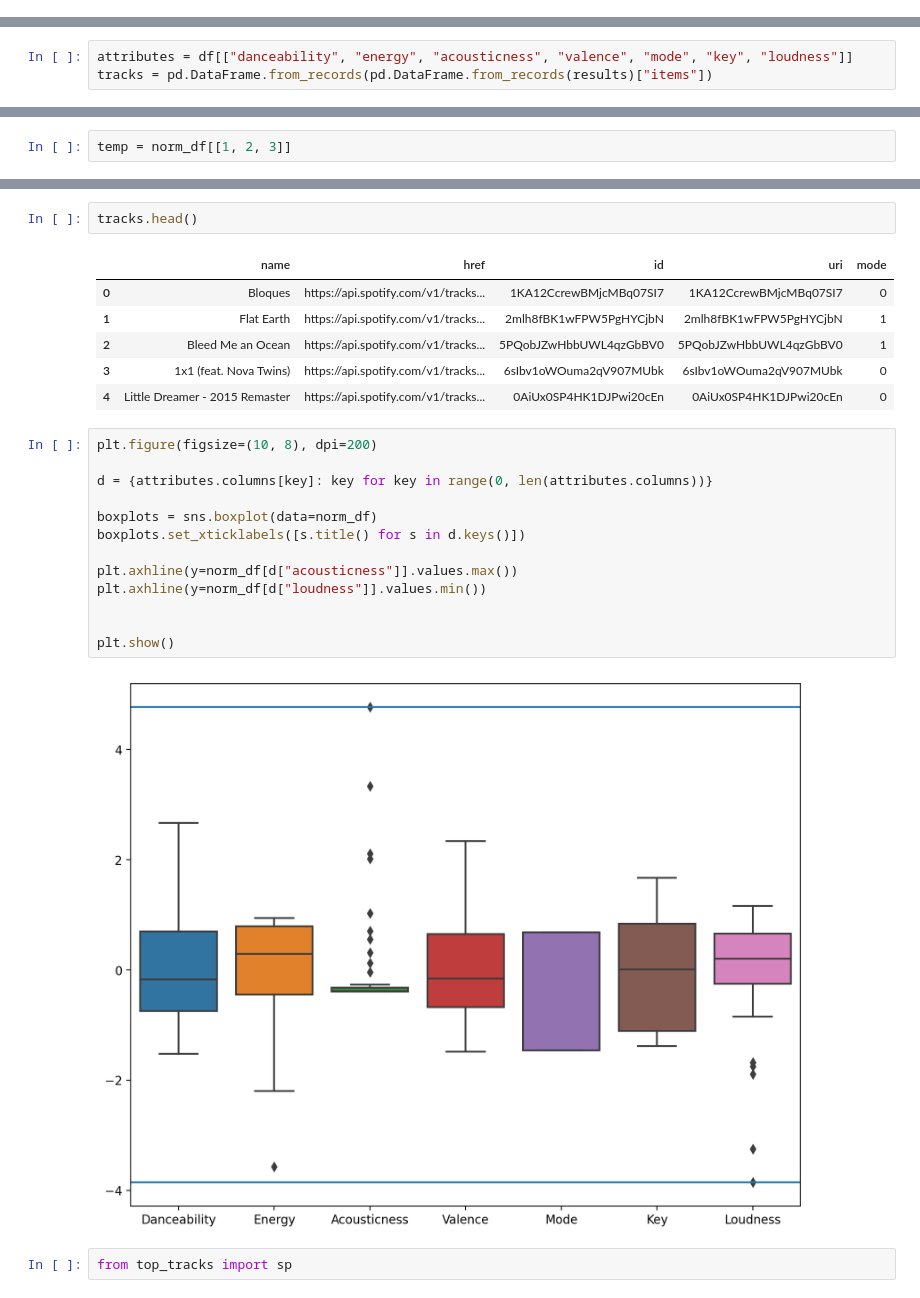
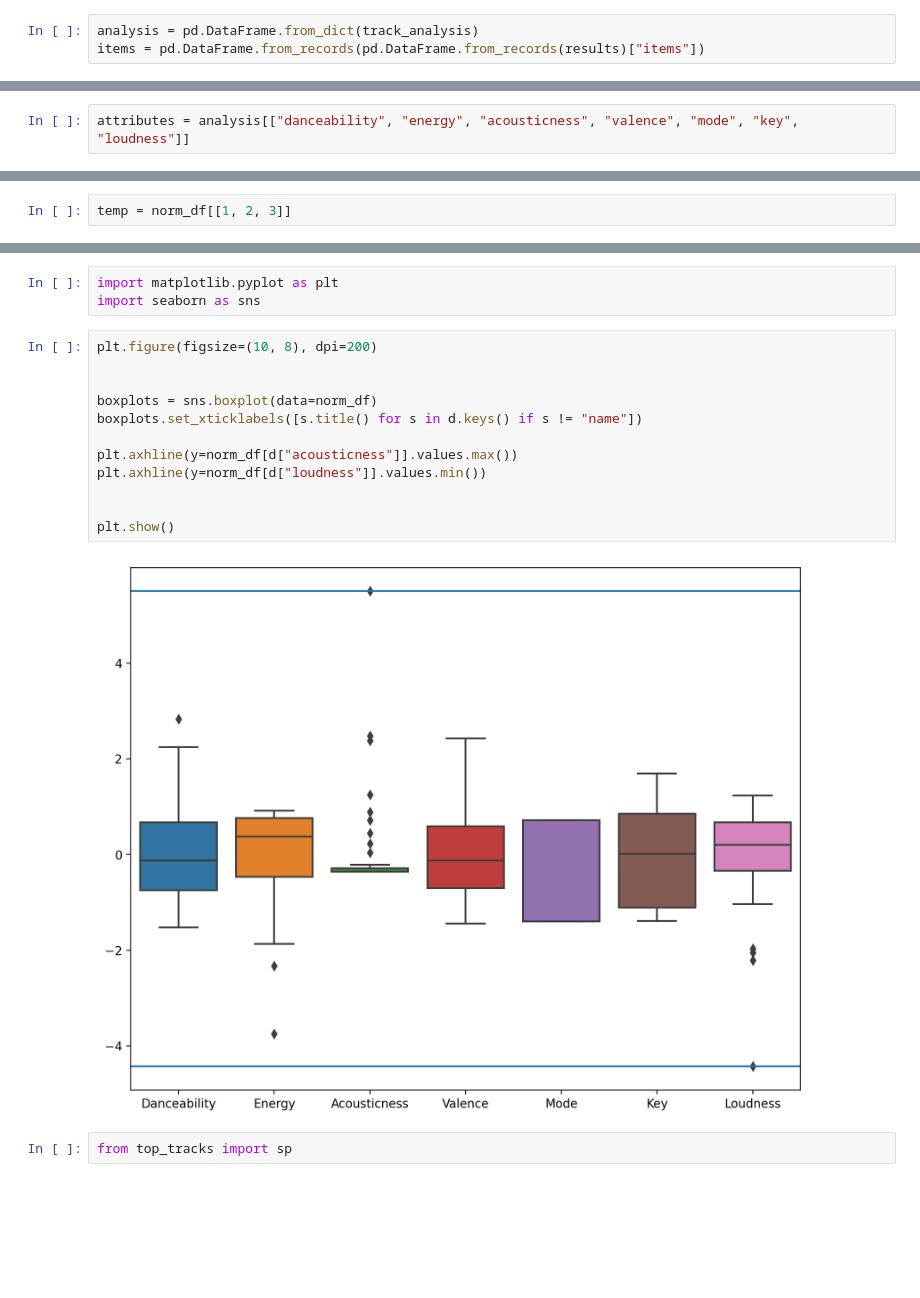
Before and after one commit to RobertJG17/ps-store, a Jupyter notebook: top_tracks_analytics.ipynb, the cells around one changed output, grey strips where cells are left out. Saved outputs shown, nothing was run; the diff lists cells and outputs as text; blank space fills up the shorter version.

```diff
--- a/top_tracks_analytics.ipynb
+++ b/top_tracks_analytics.ipynb
@@ -19,0 +13,3 @@ df.head()
+# %%
+analysis = pd.DataFrame.from_dict(track_analysis)
+items = pd.DataFrame.from_records(pd.DataFrame.from_records(results)["items"])
@@ -20,3 +24,2 @@ df.head()
 # %%
-attributes = df[["danceability", "energy", "acousticness", "valence", "mode", "key", "loudness"]]
-tracks = pd.DataFrame.from_records(pd.DataFrame.from_records(results)["items"])
+attributes = analysis[["danceability", "energy", "acousticness", "valence", "mode", "key", "loudness"]]
@@ -126,27 +117,20 @@ for num in range(1, 4):
-# %%
-tracks.head()
-# %% [output]
-|  | name | href | id | uri | mode |
-| 0 | Bloques | https://api.spotify.com/v1/tracks... | 1KA12CcrewBMjcMBq07SI7 | 1KA12CcrewBMjcMBq07SI7 | 0 |
-| 1 | Flat Earth | https://api.spotify.com/v1/tracks... | 2mlh8fBK1wFPW5PgHYCjbN | 2mlh8fBK1wFPW5PgHYCjbN | 1 |
-| 2 | Bleed Me an Ocean | https://api.spotify.com/v1/tracks... | 5PQobJZwHbbUWL4qzGbBV0 | 5PQobJZwHbbUWL4qzGbBV0 | 1 |
-| 3 | 1x1 (feat. Nova Twins) | https://api.spotify.com/v1/tracks... | 6sIbv1oWOuma2qV907MUbk | 6sIbv1oWOuma2qV907MUbk | 0 |
-| 4 | Little Dreamer - 2015 Remaster | https://api.spotify.com/v1/tracks... | 0AiUx0SP4HK1DJPwi20cEn | 0AiUx0SP4HK1DJPwi20cEn | 0 |
+# %%
+import matplotlib.pyplot as plt
+import seaborn as sns
 # %%
 plt.figure(figsize=(10, 8), dpi=200)
 
-d = {attributes.columns[key]: key for key in range(0, len(attributes.columns))}
 
 boxplots = sns.boxplot(data=norm_df)
-boxplots.set_xticklabels([s.title() for s in d.keys()])
+boxplots.set_xticklabels([s.title() for s in d.keys() if s != "name"])
 
 plt.axhline(y=norm_df[d["acousticness"]].values.max())
 plt.axhline(y=norm_df[d["loudness"]].values.min())
 
 
 plt.show()
 # %% [output]
-[figure, old version]
+[figure, new version]
 # %%
 from top_tracks import sp
 # %%
```
Also changed, not shown: parts of 15 cells of this notebook, 1 other file.
